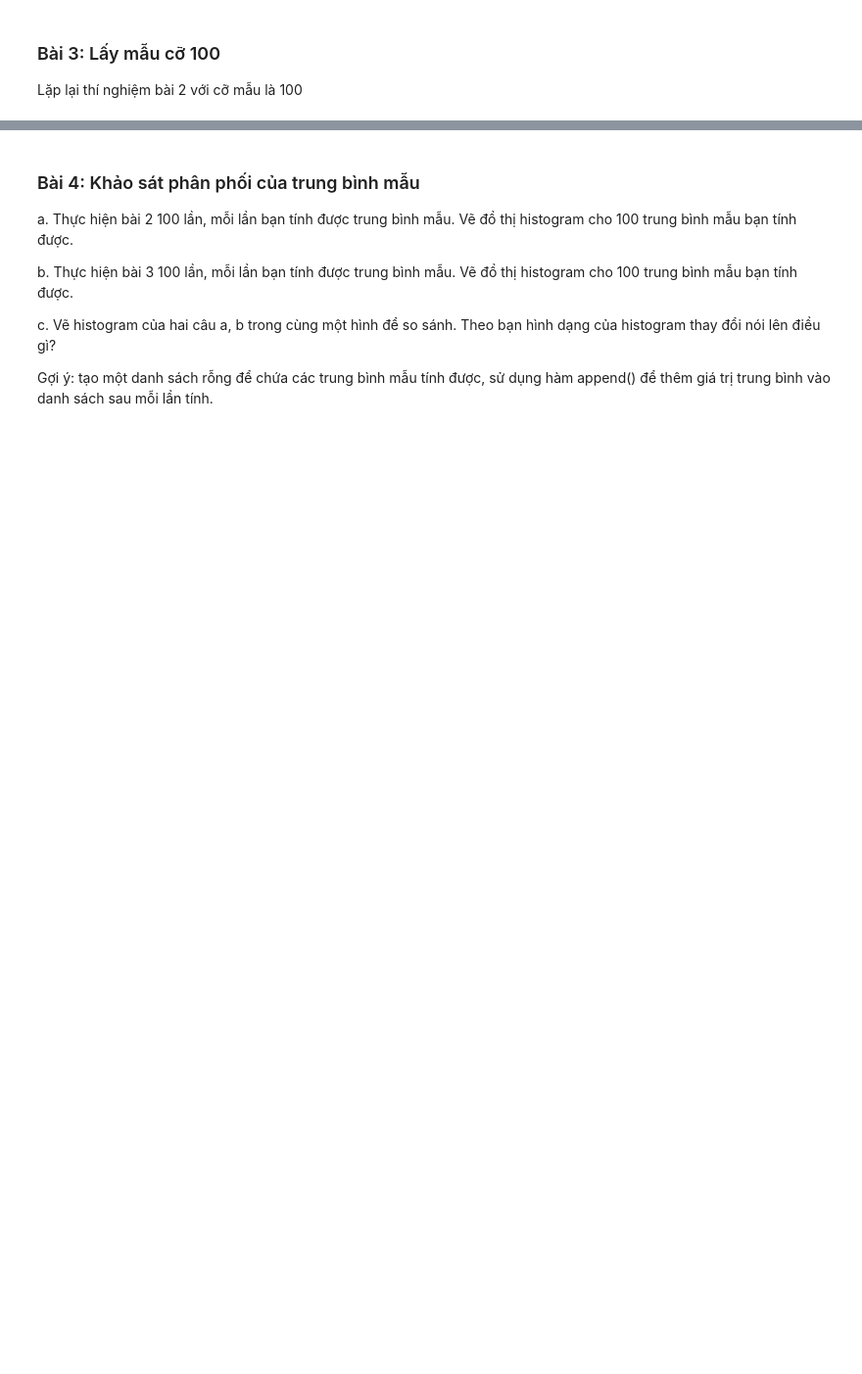
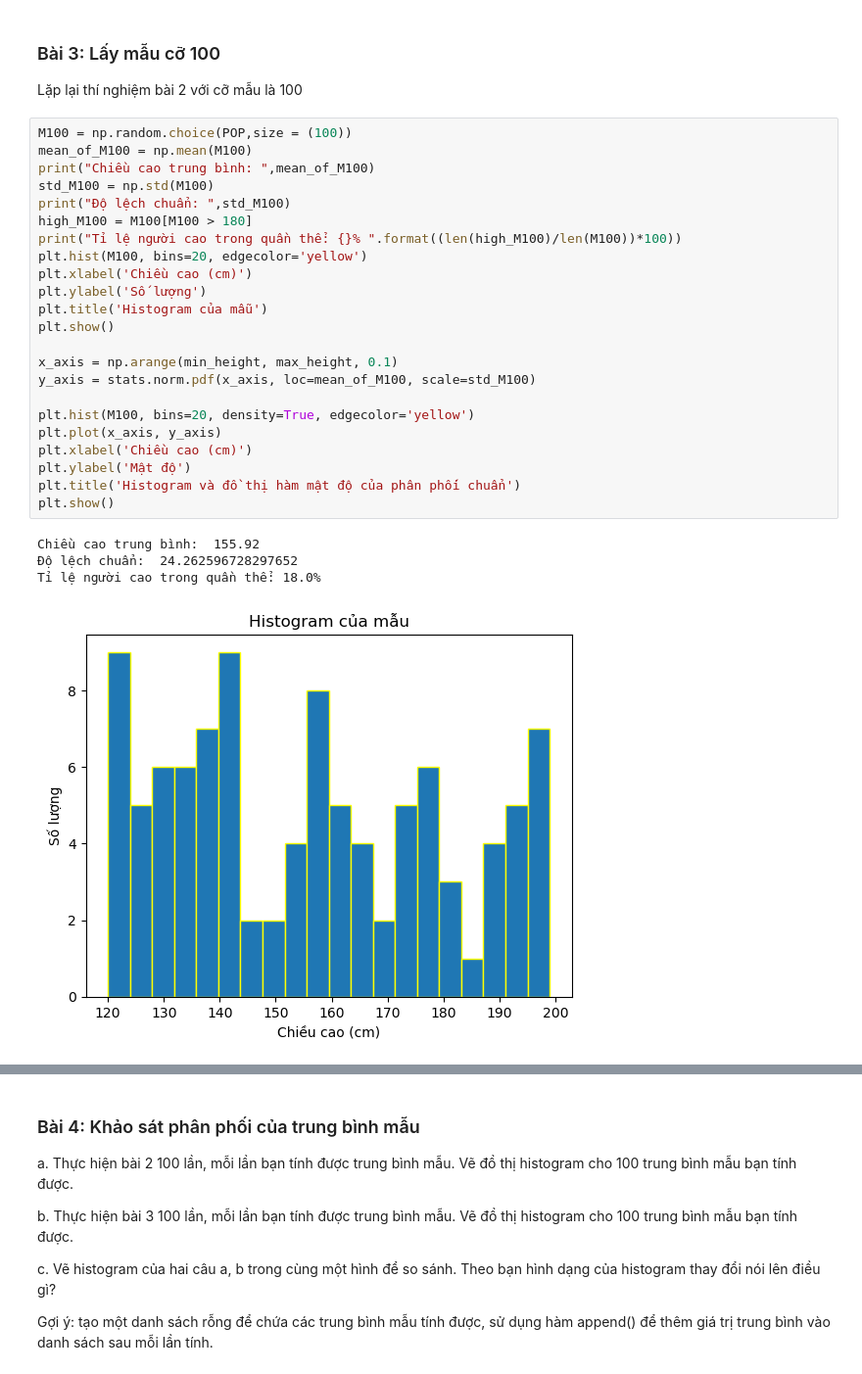
Before and after one commit to HueVuong12/Computer-Statistics, a Jupyter notebook: 16_VuongNgocHue_ex5/16_VuongNgocHue_ex5.ipynb, the cells around one changed output, grey strips where cells are left out. Shown at 98% size. Drawn from its saved outputs; the diff is of its cells as text; blank space fills up the shorter version.

```diff
--- a/16_VuongNgocHue_ex5/16_VuongNgocHue_ex5.ipynb
+++ b/16_VuongNgocHue_ex5/16_VuongNgocHue_ex5.ipynb
@@ -32,3 +97,31 @@ d. Thử vẽ đồ thị hàm mật độ của phân phối chuẩn với tham
 ### Bài 3: Lấy mẫu cỡ 100
 
 Lặp lại thí nghiệm bài 2 với cỡ mẫu là 100
+# %%
+M100 = np.random.choice(POP,size = (100))
+mean_of_M100 = np.mean(M100)
+print("Chiều cao trung bình: ",mean_of_M100)
+std_M100 = np.std(M100)
+print("Độ lệch chuẩn: ",std_M100)
+high_M100 = M100[M100 > 180]
+print("Tỉ lệ người cao trong quần thể: {}% ".format((len(high_M100)/len(M100))*100))
+plt.hist(M100, bins=20, edgecolor='yellow')
+plt.xlabel('Chiều cao (cm)')
+plt.ylabel('Số lượng')
+plt.title('Histogram của mẫu')
+plt.show()
+
+x_axis = np.arange(min_height, max_height, 0.1)
+y_axis = stats.norm.pdf(x_axis, loc=mean_of_M100, scale=std_M100)
+
+plt.hist(M100, bins=20, density=True, edgecolor='yellow')
+plt.plot(x_axis, y_axis)
+plt.xlabel('Chiều cao (cm)')
+plt.ylabel('Mật độ')
+plt.title('Histogram và đồ thị hàm mật độ của phân phối chuẩn')
+plt.show()
+# %% [output]
+Chiều cao trung bình:  155.92
+Độ lệch chuẩn:  24.262596728297652
+Tỉ lệ người cao trong quần thể: 18.0%
+[figure, added]
```
Also changed, not shown: parts of 9 cells of this notebook, 1 other file.
